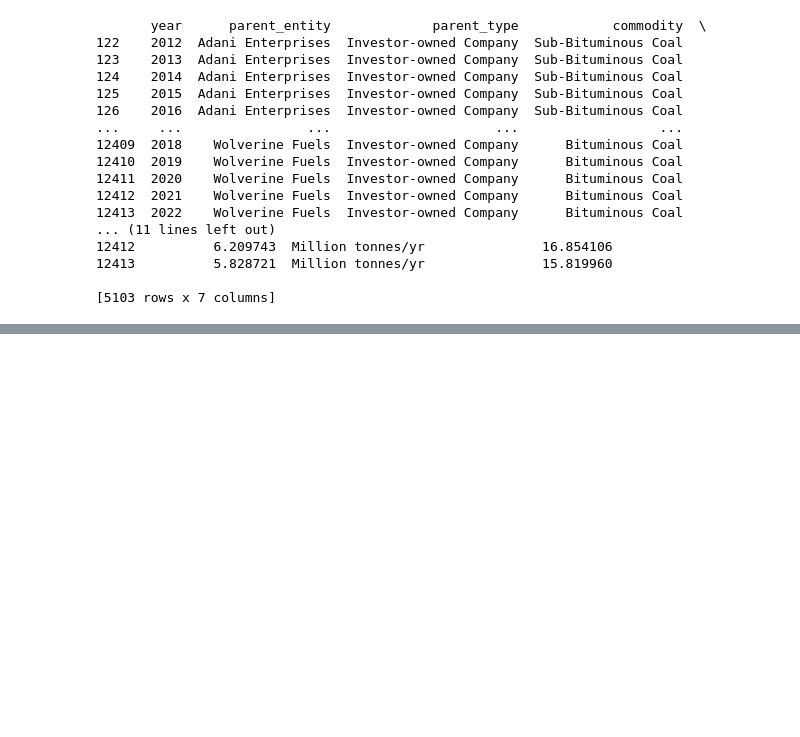
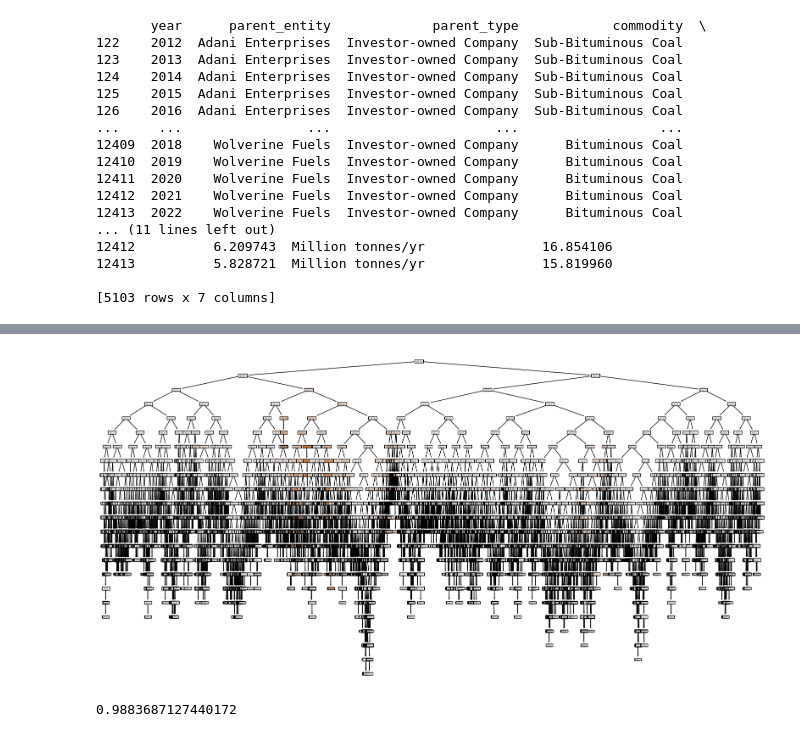
Before and after one commit to KanishkThamman/Carbon, a Jupyter notebook: Pricdictor.ipynb, the cells around one changed output, grey strips where cells are left out. Saved outputs shown, nothing was run; the diff lists cells and outputs as text; code cells hidden in the pictures; blank space fills up the shorter version.

```diff
--- a/Pricdictor.ipynb
+++ b/Pricdictor.ipynb
@@ -107,0 +228,17 @@ print(df)
+# %%
+# lets try to pridcit the total_emissions_MtCO2e using the other columns except the production value column
+
+y = df['total_emissions_MtCO2e']
+
+X = df.drop(['production_value', 'total_emissions_MtCO2e'], axis=1)
+# %%
+# now lets split the data into training and testing data
+from sklearn.model_selection import train_test_split
+
+X_train, X_test, y_train, y_test = train_test_split(X, y, test_size=0.3, random_state=42)
+
+#lets jumble all the data
+from sklearn.utils import shuffle
+X_train, y_train = shuffle(X_train, y_train, random_state=0)
+
+# now we can use linear regression to predict the total_emissions_MtCO2e
@@ -107,0 +273,21 @@ print(df)
+# %%
+# now lets graph the tree
+from sklearn import tree
+
+plt.figure(figsize=(20, 10))
+tree.plot_tree(model, filled=True)
+plt.show()
+# %% [output]
+[figure, added]
+# %%
+# huh... thats big.... lets prune a little bit
+
+model = DecisionTreeRegressor(ccp_alpha=0.01)
+
+model.fit(X_train, y_train)
+
+# lets check the score of the model
+
+model.score(X_test, y_test)
+# %% [output]
+0.9883687127440172
```
Also changed, not shown: parts of 26 cells of this notebook.
